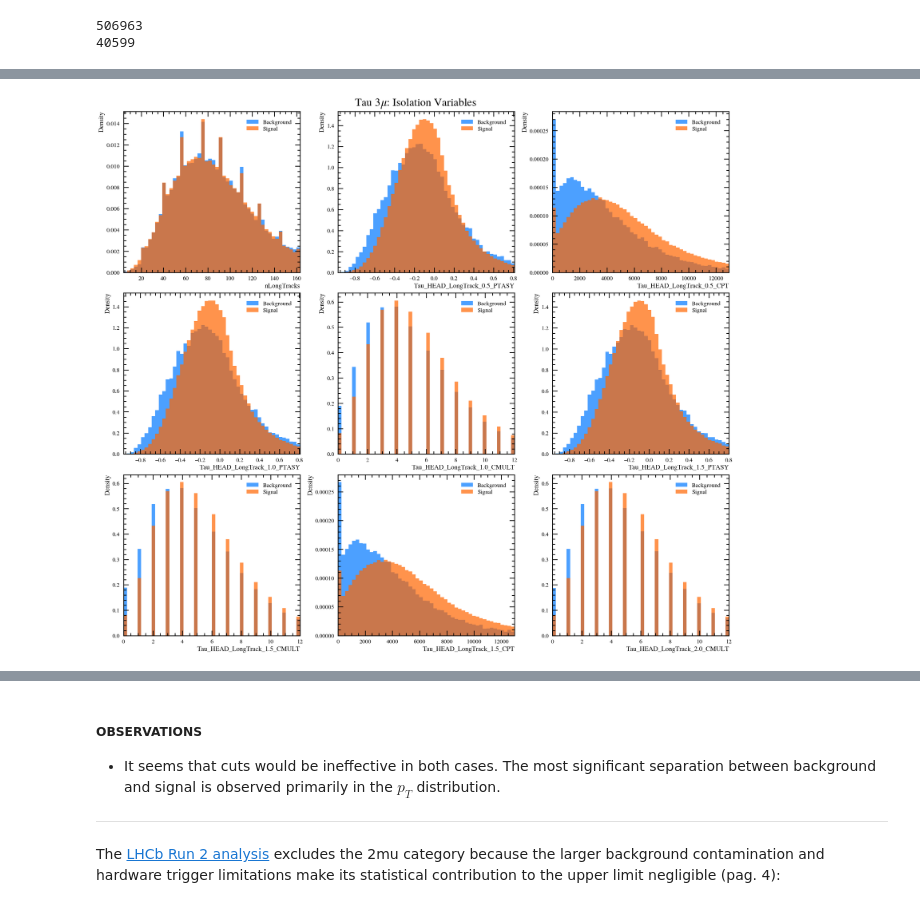
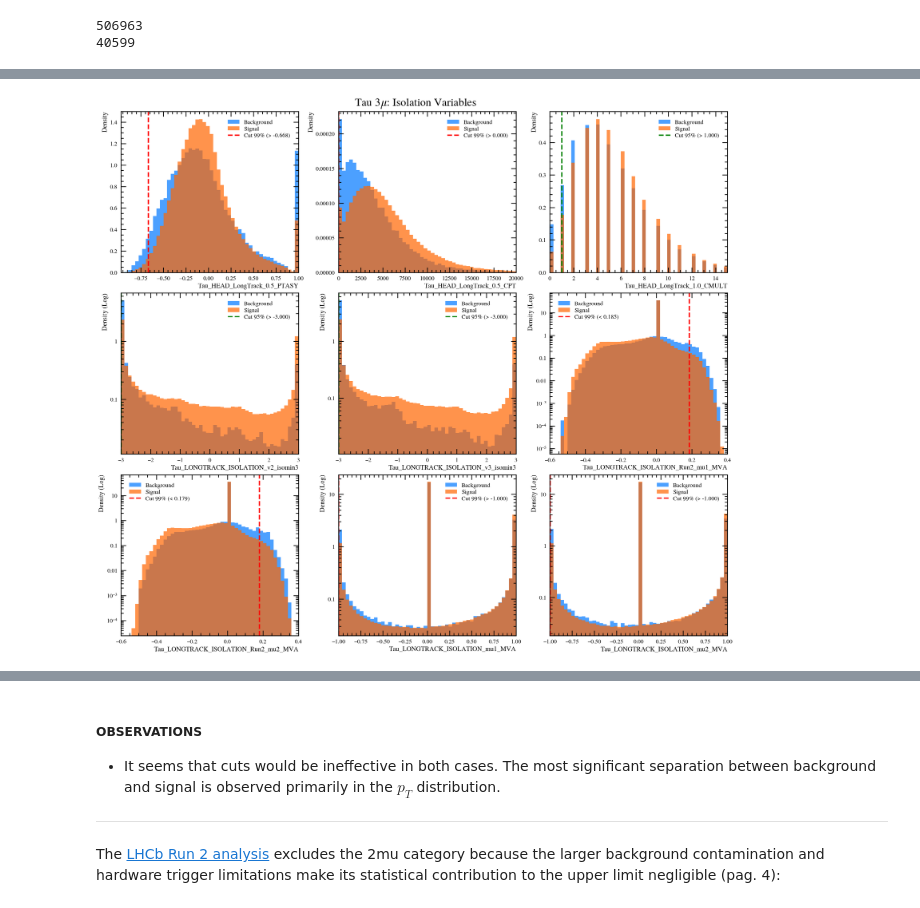
Before and after one commit to lhcb-bicocca/tesi_impicciche, a Jupyter notebook: notebooks/skimming.ipynb, the cells around one changed output, grey strips where cells are left out. Cells and saved outputs as stored; diff of their text form; code cells hidden in the pictures.

```diff
--- a/notebooks/skimming.ipynb
+++ b/notebooks/skimming.ipynb
@@ -112,15 +117,15 @@ topo_tau = [
     'Tau_MAXSDOCACHI2'
 ]
 isolation_tau = [
-    'nLongTracks',
     'Tau_HEAD_LongTrack_0.5_PTASY',
     'Tau_HEAD_LongTrack_0.5_CPT',
-    'Tau_HEAD_LongTrack_1.0_PTASY',
     'Tau_HEAD_LongTrack_1.0_CMULT',
-    'Tau_HEAD_LongTrack_1.5_PTASY',
-    'Tau_HEAD_LongTrack_1.5_CMULT',
-    'Tau_HEAD_LongTrack_1.5_CPT',
-    'Tau_HEAD_LongTrack_2.0_CMULT',
+    'Tau_LONGTRACK_ISOLATION_v2_isomin3',
+    'Tau_LONGTRACK_ISOLATION_v3_isomin3',
+    'Tau_LONGTRACK_ISOLATION_Run2_mu1_MVA',
+    'Tau_LONGTRACK_ISOLATION_Run2_mu2_MVA',
+    'Tau_LONGTRACK_ISOLATION_mu1_MVA',
+    'Tau_LONGTRACK_ISOLATION_mu2_MVA',
 ]
 variables_tau = muon_var_tau + hlt1_tos_var_tau + hlt1_tis_var_tau + M_tau  + kin_tau + topo_tau + isolation_tau
 # %% [markdown]
@@ -1220,4 +1509,42 @@ plot_variable_set_sign_bkg(df_3mu_data_trig, df_3mu_mc_trig, topo_tau, "Tau 3$\\
 # %%
-plot_variable_set_sign_bkg(df_3mu_data_trig, df_3mu_mc_trig, isolation_tau, "Tau 3$\\mu$: Isolation Variables")
+isolation_tau_ranges = {
+    'Tau_HEAD_LongTrack_0.5_CPT': (0, 20000),
+    'Tau_HEAD_LongTrack_1.0_CMULT': (0, 15),
+    'Tau_LONGTRACK_ISOLATION_v2_isomin3': (-3, 3),
+    'Tau_LONGTRACK_ISOLATION_v3_isomin3': (-3, 3),
+    'Tau_LONGTRACK_ISOLATION_Run2_mu1_MVA': (-0.6, 0.4),
+    'Tau_LONGTRACK_ISOLATION_Run2_mu2_MVA': (-0.6, 0.4),
+    'Tau_LONGTRACK_ISOLATION_mu1_MVA': (-1, 1),
+    'Tau_LONGTRACK_ISOLATION_mu2_MVA': (-1, 1)
+}
+vars_log=[
+        'Tau_LONGTRACK_ISOLATION_v2_isomin3',
+        'Tau_LONGTRACK_ISOLATION_v3_isomin3',
+        'Tau_LONGTRACK_ISOLATION_Run2_mu1_MVA',
+        'Tau_LONGTRACK_ISOLATION_Run2_mu2_MVA',
+        'Tau_LONGTRACK_ISOLATION_mu1_MVA',
+        'Tau_LONGTRACK_ISOLATION_mu2_MVA'
+    ]
+
+isolation_dirs = {
+    'Tau_HEAD_LongTrack_0.5_PTASY': '>',
+    'Tau_HEAD_LongTrack_0.5_CPT': '>',
+    'Tau_HEAD_LongTrack_1.0_CMULT': '>',
+    'Tau_LONGTRACK_ISOLATION_v2_isomin3': '>',
+    'Tau_LONGTRACK_ISOLATION_v3_isomin3': '>',
+    'Tau_LONGTRACK_ISOLATION_Run2_mu1_MVA': '<',
+    'Tau_LONGTRACK_ISOLATION_Run2_mu2_MVA': '<',
+    'Tau_LONGTRACK_ISOLATION_mu1_MVA': '>',
+    'Tau_LONGTRACK_ISOLATION_mu2_MVA': '>'
+}
+plot_variable_sign_bkg(
+    df_3mu_data_trig,
+    df_3mu_mc_trig,
+    isolation_tau,
+    "Tau 3$\\mu$: Isolation Variables",
+    log_vars=vars_log,
+    ranges=isolation_tau_ranges,
+    cut_dirs=isolation_dirs
+)
 # %% [output]
-[figure, old version]
+[figure, new version]
```
Also changed, not shown: parts of 25 cells of this notebook.
